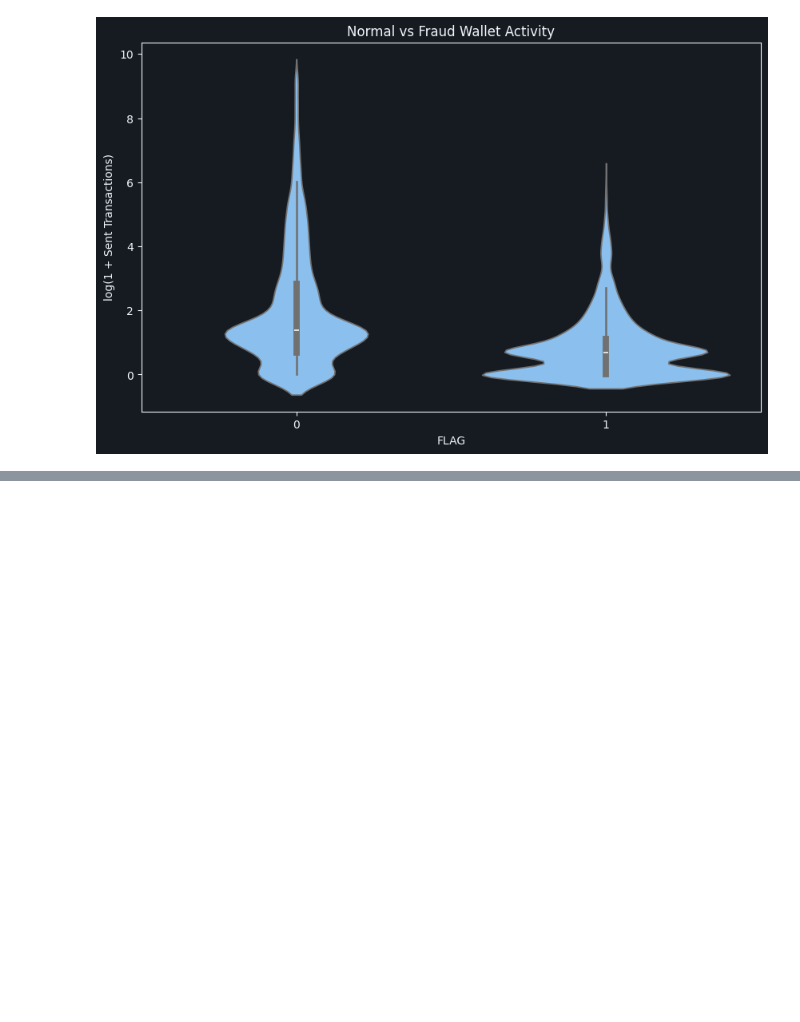
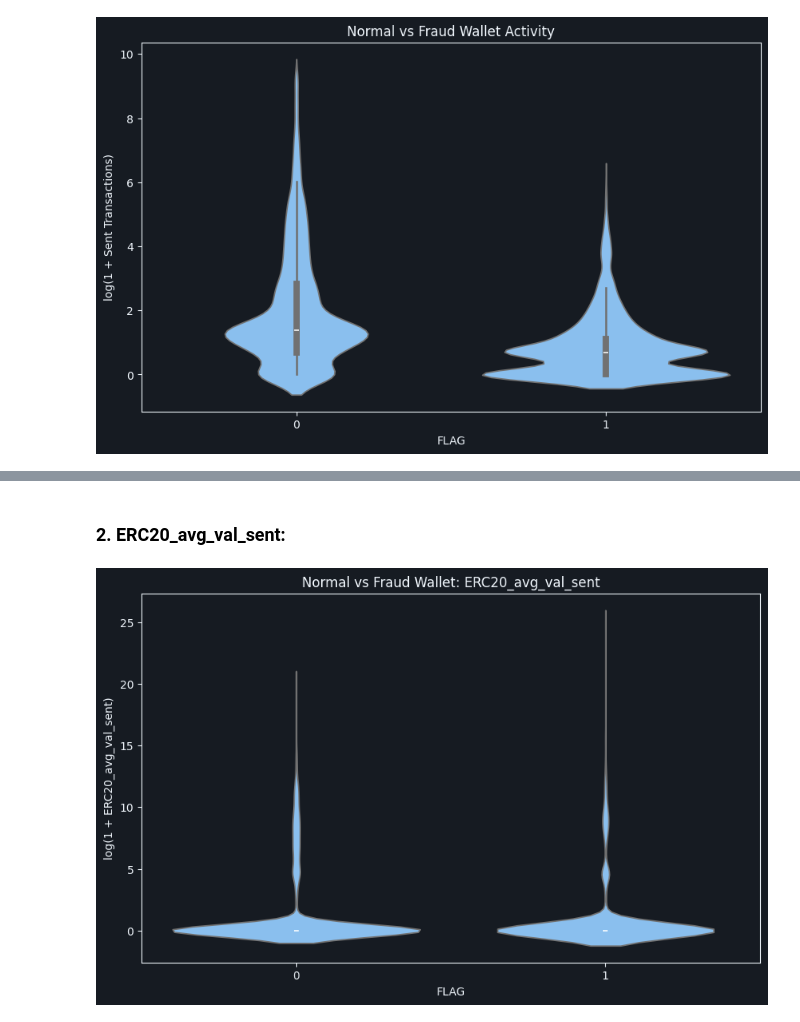
Before and after one commit to supersleazy/ETH-fraud-wallet-detection, a Jupyter notebook: ETH-fraud-wallet-detection.ipynb, the cells around one changed output, grey strips where cells are left out. Saved outputs shown, nothing was run; the diff lists cells and outputs as text; code cells hidden in the pictures; blank space fills up the shorter version.

```diff
--- a/ETH-fraud-wallet-detection.ipynb
+++ b/ETH-fraud-wallet-detection.ipynb
@@ -209,0 +234,6 @@ plt.show()
+# %% [markdown]
+### 2. ERC20_avg_val_sent:
+# %%
+compare_feature("ERC20_avg_val_sent")
+# %% [output]
+[figure, added]
```
Also changed, not shown: parts of 46 cells of this notebook, 2 other files.
